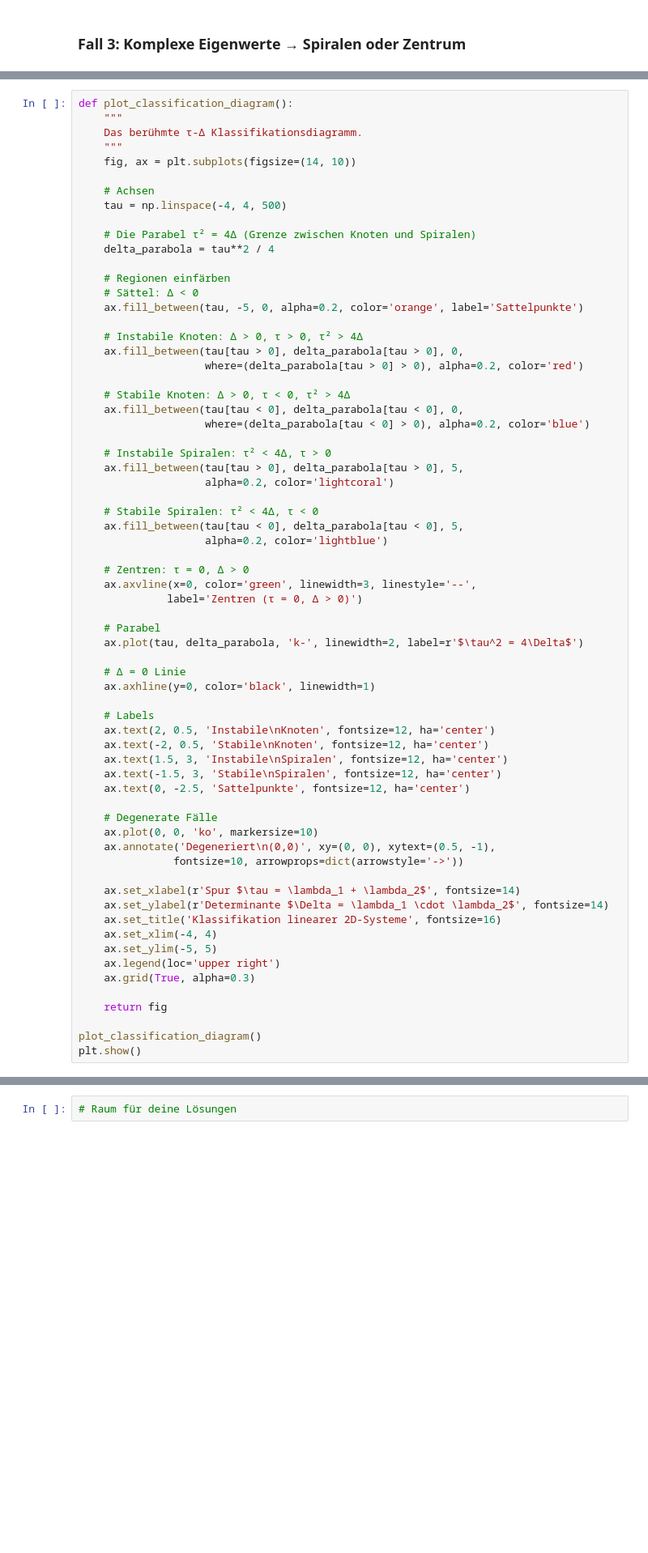
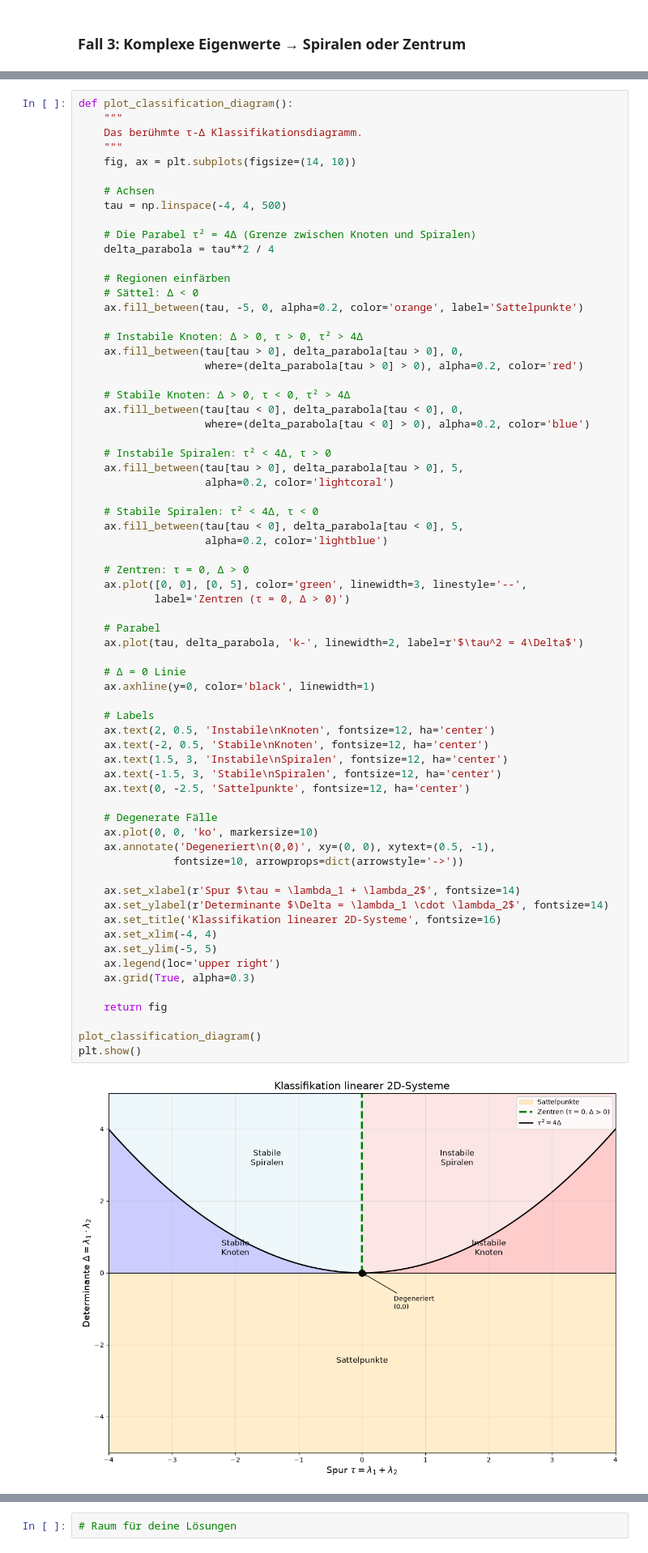
Before and after one commit to eddievanhalensolo/vector-fields-to-strange-attractors, a Jupyter notebook: notebooks/03_zweidimensionale_systeme.ipynb, the cells around one changed output, grey strips where cells are left out. Shown at 81% size. Drawn from its saved outputs; the diff is of its cells as text; blank space fills up the shorter version.

```diff
--- a/notebooks/03_zweidimensionale_systeme.ipynb
+++ b/notebooks/03_zweidimensionale_systeme.ipynb
@@ -264,39 +270,41 @@ def plot_classification_diagram():
                     alpha=0.2, color='lightblue')
 
     # Zentren: τ = 0, Δ > 0
-    ax.axvline(x=0, color='green', linewidth=3, linestyle='--',
-              label='Zentren (τ = 0, Δ > 0)')
+    ax.plot([0, 0], [0, 5], color='green', linewidth=3, linestyle='--',
+            label='Zentren (τ = 0, Δ > 0)')
 
     # Parabel
     ax.plot(tau, delta_parabola, 'k-', linewidth=2, label=r'$\tau^2 = 4\Delta$')
 
     # Δ = 0 Linie
     ax.axhline(y=0, color='black', linewidth=1)
 
     # Labels
     ax.text(2, 0.5, 'Instabile\nKnoten', fontsize=12, ha='center')
     ax.text(-2, 0.5, 'Stabile\nKnoten', fontsize=12, ha='center')
     ax.text(1.5, 3, 'Instabile\nSpiralen', fontsize=12, ha='center')
     ax.text(-1.5, 3, 'Stabile\nSpiralen', fontsize=12, ha='center')
     ax.text(0, -2.5, 'Sattelpunkte', fontsize=12, ha='center')
 
     # Degenerate Fälle
     ax.plot(0, 0, 'ko', markersize=10)
     ax.annotate('Degeneriert\n(0,0)', xy=(0, 0), xytext=(0.5, -1),
                fontsize=10, arrowprops=dict(arrowstyle='->'))
 
     ax.set_xlabel(r'Spur $\tau = \lambda_1 + \lambda_2$', fontsize=14)
     ax.set_ylabel(r'Determinante $\Delta = \lambda_1 \cdot \lambda_2$', fontsize=14)
     ax.set_title('Klassifikation linearer 2D-Systeme', fontsize=16)
     ax.set_xlim(-4, 4)
     ax.set_ylim(-5, 5)
     ax.legend(loc='upper right')
     ax.grid(True, alpha=0.3)
 
     return fig
 
 plot_classification_diagram()
 plt.show()
+# %% [output]
+[figure, added]
 # %% [markdown]
 ### Das Klassifikationsdiagramm: Dein Kompass
 
```
Also changed, not shown: parts of 5 cells of this notebook, 16 other files.
